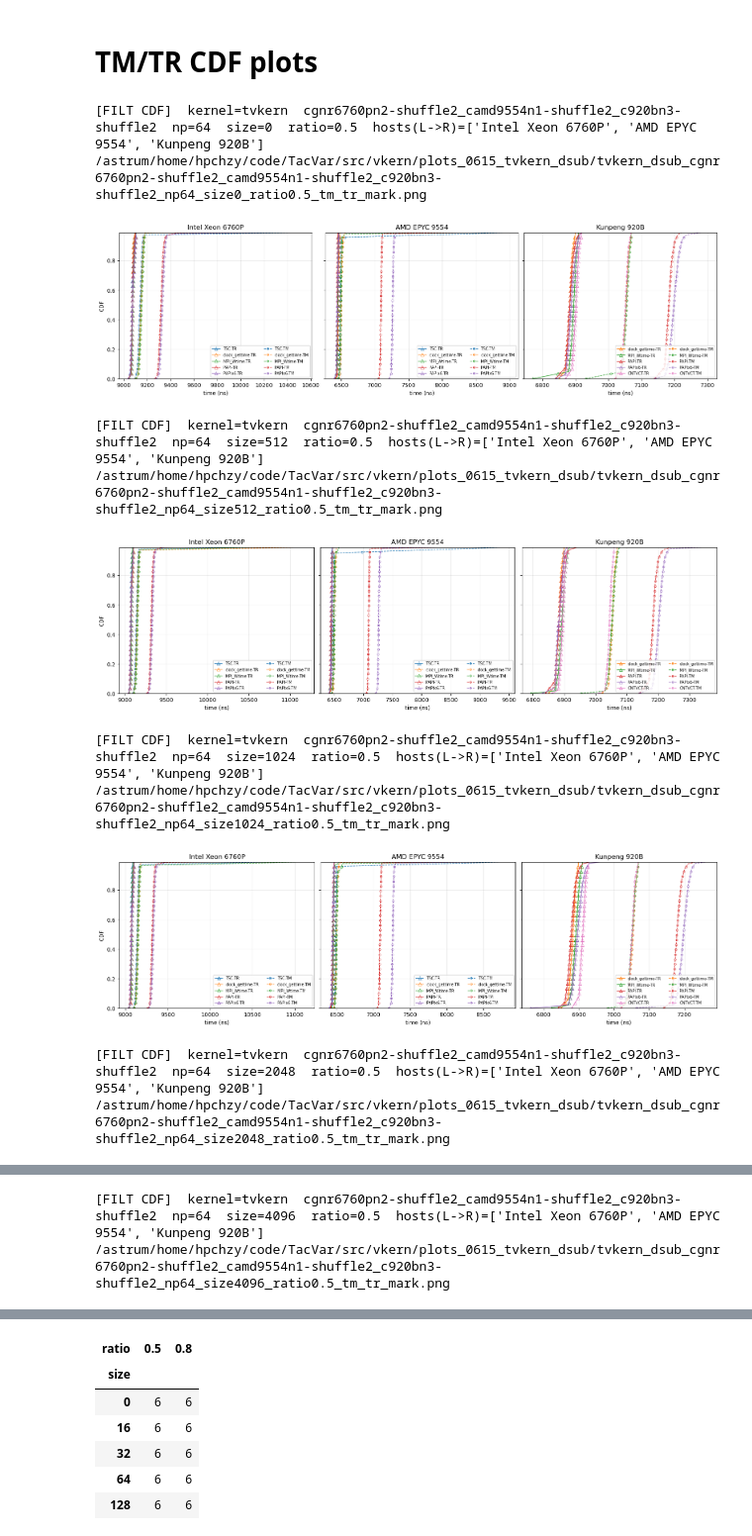
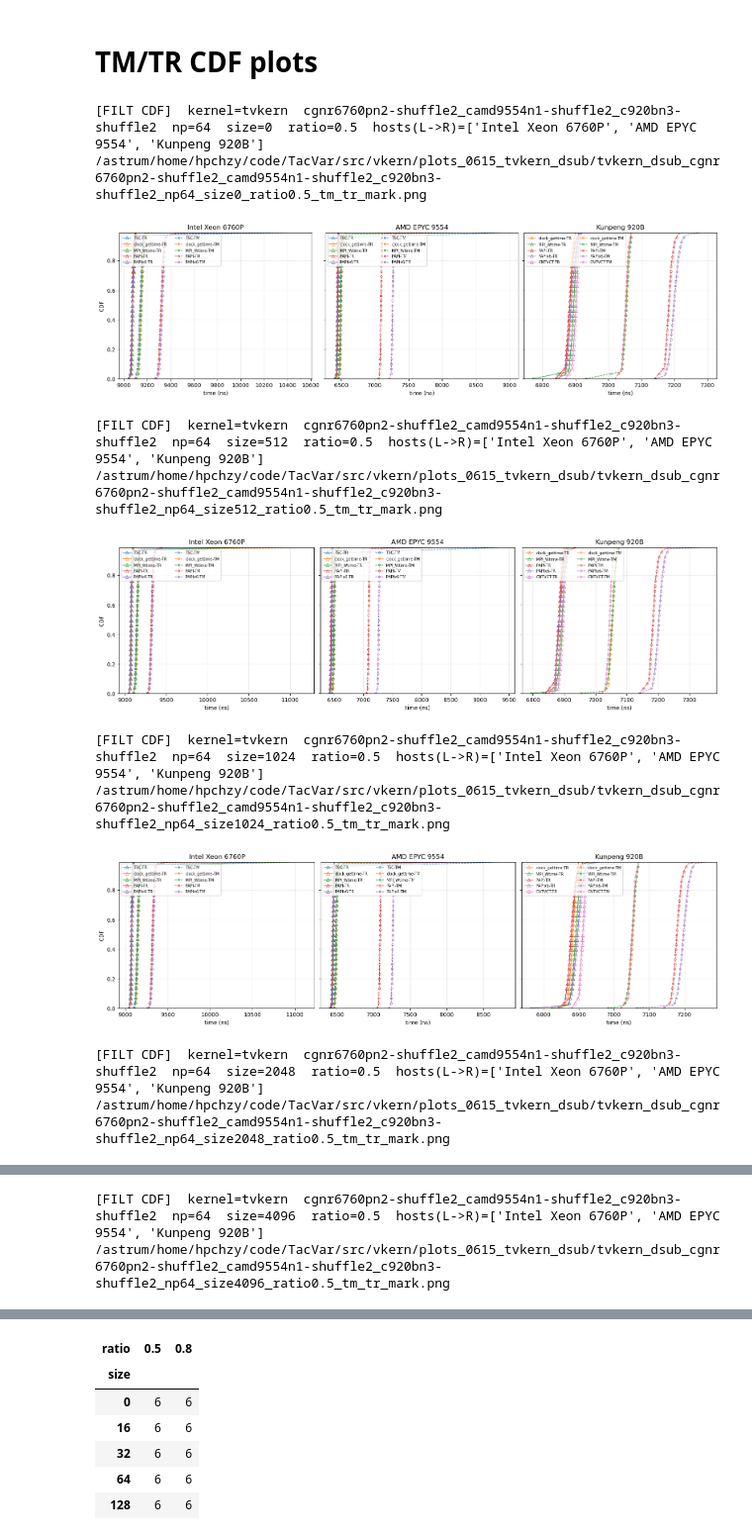
Before and after one commit to HunterHan/TacVar, a Jupyter notebook: src/vkern/plot_entry_filt.tvkern.0615.ipynb, the cells around one changed output, grey strips where cells are left out. Shown at 99% size. Drawn from its saved outputs; the diff is of its cells as text; code cells hidden in the pictures.

```diff
--- a/src/vkern/plot_entry_filt.tvkern.0615.ipynb
+++ b/src/vkern/plot_entry_filt.tvkern.0615.ipynb
@@ -617,40 +617,40 @@ for ratio in sorted(df['ratio'].dropna().unique()):
 
                     if row['tm_seq'] is None or row['tr_seq'] is None:
                         continue
 
                     tm_x, tm_y = seq_ecdf(row['tm_seq'])
                     tr_x, tr_y = seq_ecdf(row['tr_seq'])
 
                     tm_me = max(1, len(tm_x) // 30)
                     tr_me = max(1, len(tr_x) // 30)
 
                     ax.plot(tm_x, tm_y, label=f'{label}-TM', color=color, linestyle='--', linewidth=1.0, marker='.', markevery=tm_me, markersize=7, markerfacecolor='none', markeredgewidth=0.7)
                     ax.plot(tr_x, tr_y, label=f'{label}-TR', color=color, linestyle='-', linewidth=1.0, marker='^', markevery=tr_me, markersize=6, markerfacecolor='none', markeredgewidth=0.7)
 
                 ax.set_title(HOST_LABELS.get(host, host))
                 ax.set_xlabel('time (ns)')
                 ax.set_ylim(0, QUANTILE_DROP)
                 ax.grid(True, alpha=0.28)
                 if ax is axes[0]:
                     ax.set_ylabel('CDF')
                 oh, ol = _ordered_tr_tm(ax)
                 if oh:
-                    ax.legend(oh, ol, ncol=2, fontsize=7, loc='lower right')
+                    ax.legend(oh, ol, ncol=2, fontsize=7, loc='upper left')
 
             if SAVE_FIG:
                 out = OUT_DIR / f'{kernel}_dsub_{SHUFFLE_LABEL}_np{np_val}_size{size}_ratio{ratio:g}_tm_tr_mark.png'
                 fig.savefig(out, dpi=220, bbox_inches='tight')
                 print(out)
             plt.show()
 # %% [output]
 [FILT CDF]  kernel=tvkern  cgnr6760pn2-shuffle2_camd9554n1-shuffle2_c920bn3-shuffle2  np=64  size=0  ratio=0.5  hosts(L->R)=['Intel Xeon 6760P', 'AMD EPYC 9554', 'Kunpeng 920B']
 /astrum/home/hpchzy/code/TacVar/src/vkern/plots_0615_tvkern_dsub/tvkern_dsub_cgnr6760pn2-shuffle2_camd9554n1-shuffle2_c920bn3-shuffle2_np64_size0_ratio0.5_tm_tr_mark.png
-[figure, old version]
+[figure, new version]
 [FILT CDF]  kernel=tvkern  cgnr6760pn2-shuffle2_camd9554n1-shuffle2_c920bn3-shuffle2  np=64  size=512  ratio=0.5  hosts(L->R)=['Intel Xeon 6760P', 'AMD EPYC 9554', 'Kunpeng 920B']
 /astrum/home/hpchzy/code/TacVar/src/vkern/plots_0615_tvkern_dsub/tvkern_dsub_cgnr6760pn2-shuffle2_camd9554n1-shuffle2_c920bn3-shuffle2_np64_size512_ratio0.5_tm_tr_mark.png
-[figure, old version]
+[figure, new version]
 [FILT CDF]  kernel=tvkern  cgnr6760pn2-shuffle2_camd9554n1-shuffle2_c920bn3-shuffle2  np=64  size=1024  ratio=0.5  hosts(L->R)=['Intel Xeon 6760P', 'AMD EPYC 9554', 'Kunpeng 920B']
 /astrum/home/hpchzy/code/TacVar/src/vkern/plots_0615_tvkern_dsub/tvkern_dsub_cgnr6760pn2-shuffle2_camd9554n1-shuffle2_c920bn3-shuffle2_np64_size1024_ratio0.5_tm_tr_mark.png
-[figure, old version]
+[figure, new version]
 [FILT CDF]  kernel=tvkern  cgnr6760pn2-shuffle2_camd9554n1-shuffle2_c920bn3-shuffle2  np=64  size=2048  ratio=0.5  hosts(L->R)=['Intel Xeon 6760P', 'AMD EPYC 9554', 'Kunpeng 920B']
 /astrum/home/hpchzy/code/TacVar/src/vkern/plots_0615_tvkern_dsub/tvkern_dsub_cgnr6760pn2-shuffle2_camd9554n1-shuffle2_c920bn3-shuffle2_np64_size2048_ratio0.5_tm_tr_mark.png
```
Also changed, not shown: parts of 1 cell of this notebook, 31 other files.
